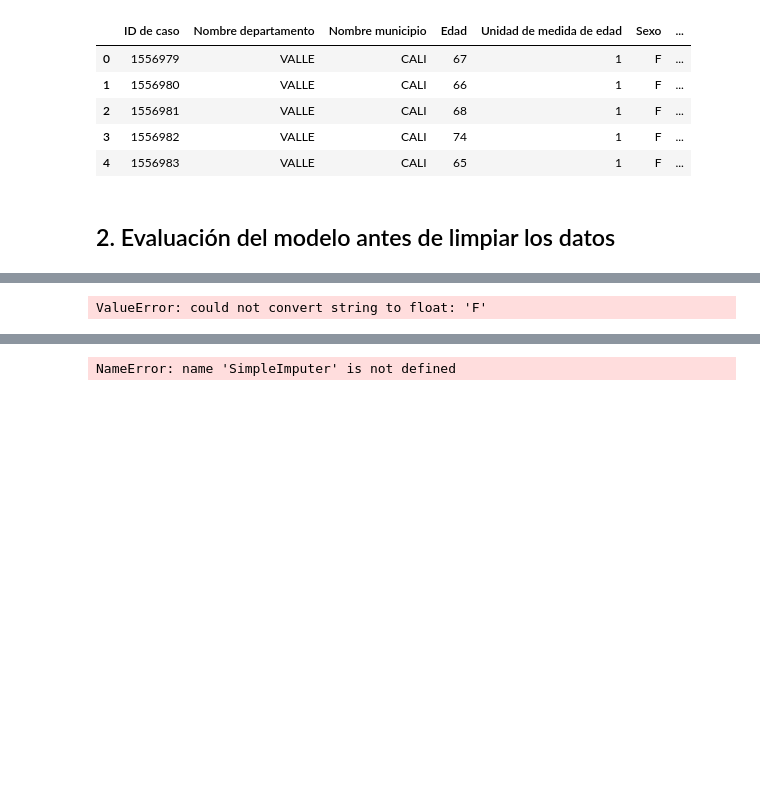
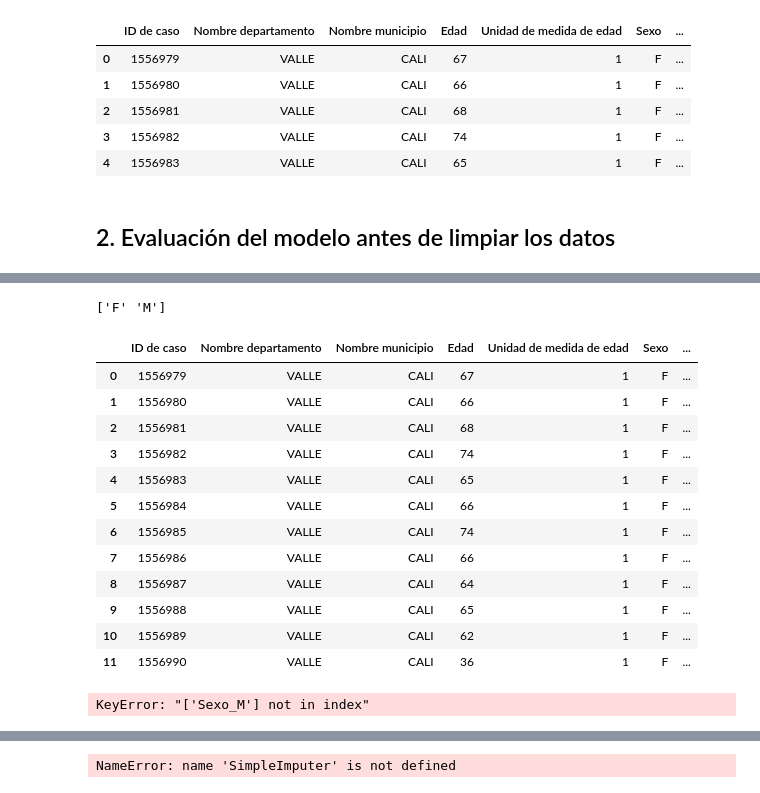
Before and after one commit to AlexandraAponte/Intriduccion_Github, a Jupyter notebook: Notebooks/Trabajo Final.ipynb, the cells around one changed output, grey strips where cells are left out. Saved outputs shown, nothing was run; the diff lists cells and outputs as text; code cells hidden in the pictures; blank space fills up the shorter version.

```diff
--- a/Notebooks/Trabajo Final.ipynb
+++ b/Notebooks/Trabajo Final.ipynb
@@ -394,7 +394,16 @@ df_2.head()
 from sklearn.model_selection import train_test_split
 from sklearn.linear_model import LogisticRegression
 from sklearn.metrics import accuracy_score
+# %%
+# Limpia y estandariza los valores en la columna 'Sexo'
+df_2['Sexo'] = df_2['Sexo'].astype(str).str.strip().str.upper()
+
+# Revisa qué valores únicos tienes
+print(df_2['Sexo'].unique())
 # %%
 # Conevrtir al columna Sexo a Dummies
-df_2 = pd.get_dummies(df, columns=['Sexo'], drop_first=True)
+df_3= df_2.copy()
+df_3 = pd.get_dummies(df_3, columns=['Sexo'], drop_first=True)
+
+df_3.head()
 # %% [output]
@@ -402,8 +419,28 @@ KeyError: "None of [Index(['sexo'], dtype='object')] are in the [columns]"
+# %%
+print(df_2['Sexo'].unique())
+# %% [output]
+['F' 'M']
+# %%
+df_2.head(12)
+# %% [output]
+|  | ID de caso | Nombre departamento | Nombre municipio | Edad | Unidad de medida de edad | Sexo | ... |
+| 0 | 1556979 | VALLE | CALI | 67 | 1 | F | ... |
+| 1 | 1556980 | VALLE | CALI | 66 | 1 | F | ... |
+| 2 | 1556981 | VALLE | CALI | 68 | 1 | F | ... |
+| 3 | 1556982 | VALLE | CALI | 74 | 1 | F | ... |
+| 4 | 1556983 | VALLE | CALI | 65 | 1 | F | ... |
+| 5 | 1556984 | VALLE | CALI | 66 | 1 | F | ... |
+| 6 | 1556985 | VALLE | CALI | 74 | 1 | F | ... |
+| 7 | 1556986 | VALLE | CALI | 66 | 1 | F | ... |
+| 8 | 1556987 | VALLE | CALI | 64 | 1 | F | ... |
+| 9 | 1556988 | VALLE | CALI | 65 | 1 | F | ... |
+| 10 | 1556989 | VALLE | CALI | 62 | 1 | F | ... |
+| 11 | 1556990 | VALLE | CALI | 36 | 1 | F | ... |
 # %%
 # Usamos solo Edad y Sexo, eliminando nulos
-df_before = df_2[["Edad", "Sexo"]].dropna()
+df_before = df_2[["Edad", "Sexo_M"]].dropna()
 Xb = df_before
-yb = df_2.loc[df_before.index, "Estado_2"]
+yb = df_2.loc[df_before.index,"Estado_2"]
 
 Xb_train, Xb_test, yb_train, yb_test = train_test_split(Xb, yb, test_size=0.3, random_state=42)
 
@@ -414,7 +451,7 @@ acc_before = accuracy_score(yb_test, yb_pred)
 
 print("✅ Exactitud antes de la limpieza:", round(acc_before, 4))
 # %% [output]
-ValueError: could not convert string to float: 'F'
+KeyError: "['Sexo_M'] not in index"
 # %% [markdown]
 
 <img src="https://bigprofitdata.com/wp-content/uploads/2020/06/limpiar-db.png" alt="" width="150">
```
Also changed, not shown: parts of 2 cells of this notebook.
